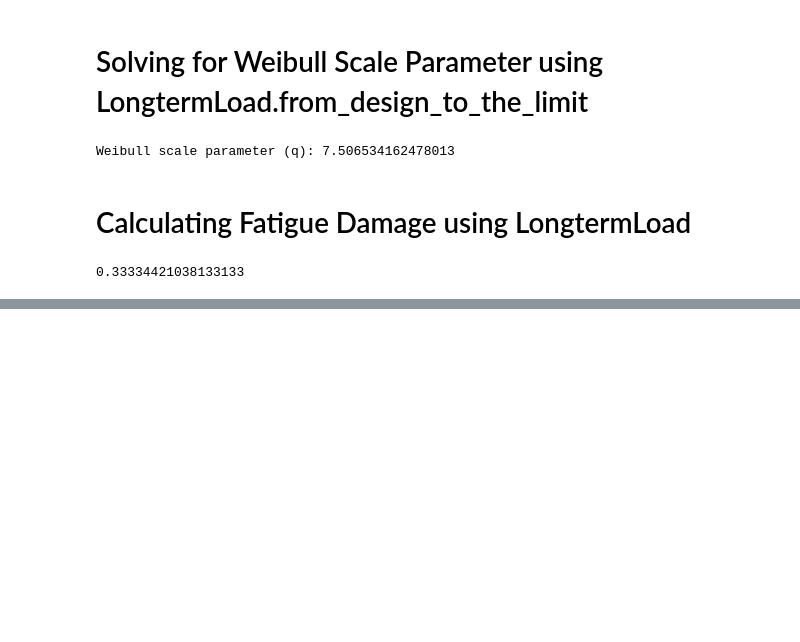
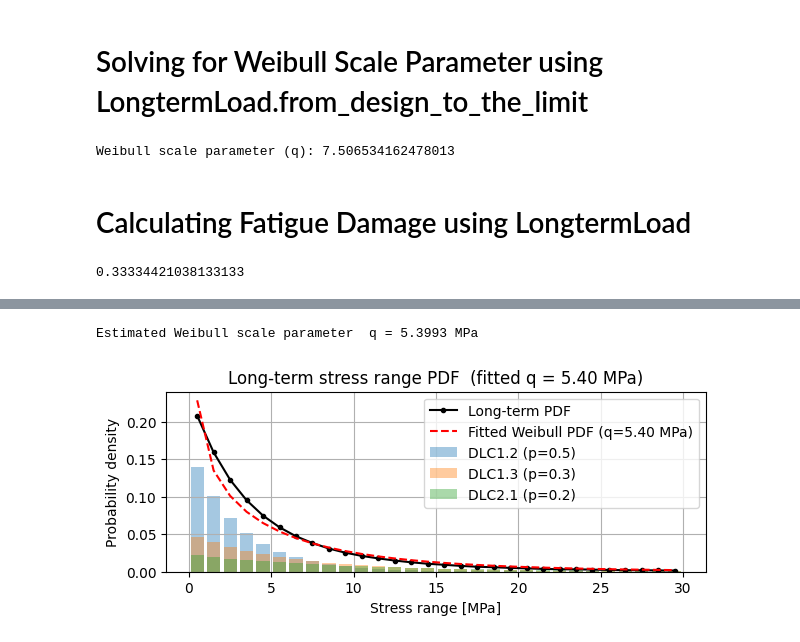
Before and after one commit to OWI-Lab/reliapy, a Jupyter notebook: Notebooks/Demo_Usage.ipynb, the cells around one changed output, grey strips where cells are left out. Saved outputs shown, nothing was run; the diff lists cells and outputs as text; code cells hidden in the pictures; blank space fills up the shorter version.

Commit message:
add longterm load model from dlc simulations

```diff
--- a/Notebooks/Demo_Usage.ipynb
+++ b/Notebooks/Demo_Usage.ipynb
@@ -116,0 +161,28 @@ print(ltl.fatigue_damage_weibull(n_cycles=n_cycles, q=7.5066, h=0.8))
+# %%
+q_est = ltl.from_dlc_simulations(dlc_data)
+print(f"Estimated Weibull scale parameter  q = {q_est:.4f} MPa")
+# %% [output]
+Estimated Weibull scale parameter  q = 5.3993 MPa
+# %%
+_, lt_pdf = ltl._build_long_term_pdf(dlc_data)
+
+fitted_cdf = weibull_min.cdf(bin_edges, c=0.8, scale=q_est)
+fitted_pdf = np.diff(fitted_cdf)
+
+fig, ax = plt.subplots(figsize=(16/2.54, 7/2.54))
+for _, row in dlc_data.iterrows():
+    cnts = np.asarray(row["counts"])
+    dlc_contribution = row["probability"] * cnts / cnts.sum()
+    ax.bar(bin_centers, dlc_contribution, alpha=0.4, label=f'{row["dlc_id"]} (p={row["probability"]})')
+
+ax.plot(bin_centers, lt_pdf, "k-o", lw=1.5, markersize=3, label="Long-term PDF")
+ax.plot(bin_centers, fitted_pdf, "r--", lw=1.5, label=f"Fitted Weibull PDF (q={q_est:.2f} MPa)")
+ax.set_xlabel("Stress range [MPa]")
+ax.set_ylabel("Probability density")
+ax.set_title(f"Long-term stress range PDF  (fitted q = {q_est:.2f} MPa)")
+ax.legend()
+ax.grid(True)
+plt.tight_layout()
+plt.show()
+# %% [output]
+[figure, added]
```
Also changed, not shown: parts of 9 cells of this notebook, 1 other file.
